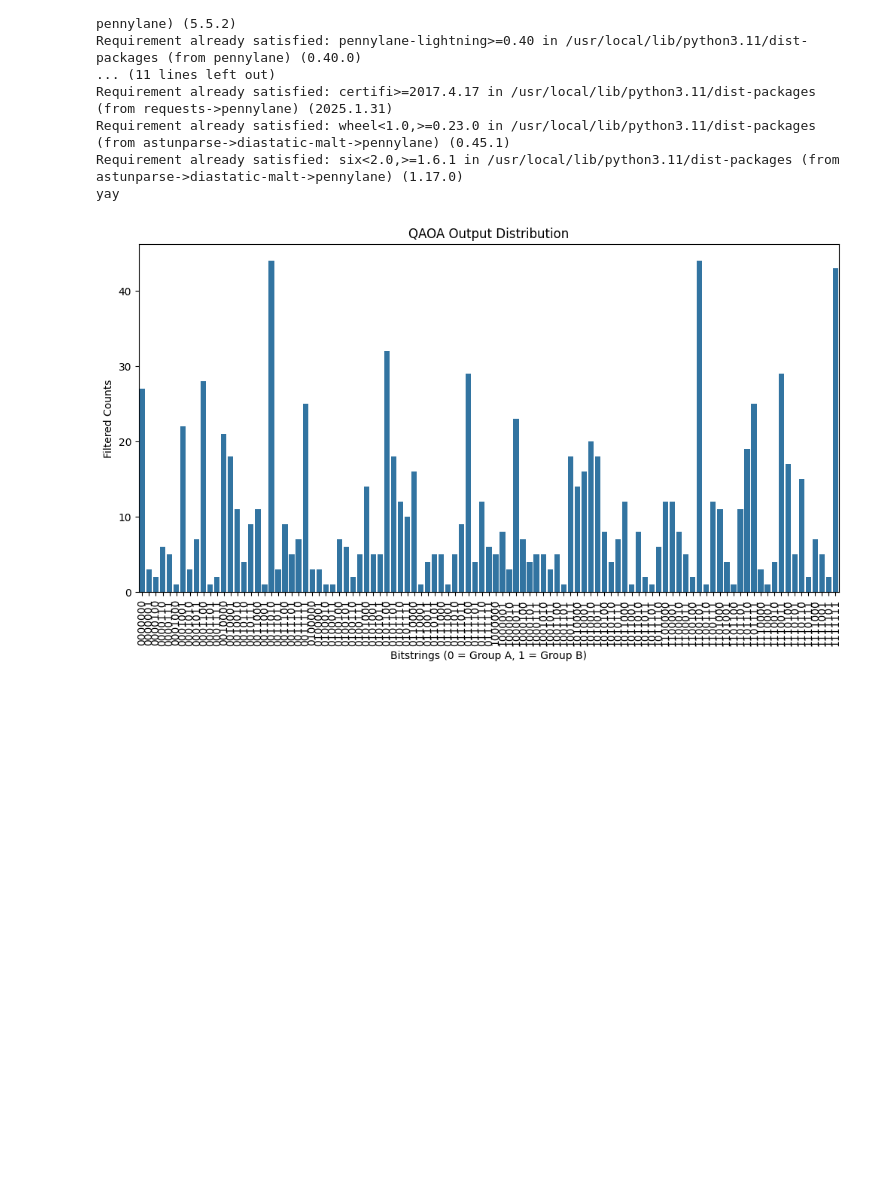
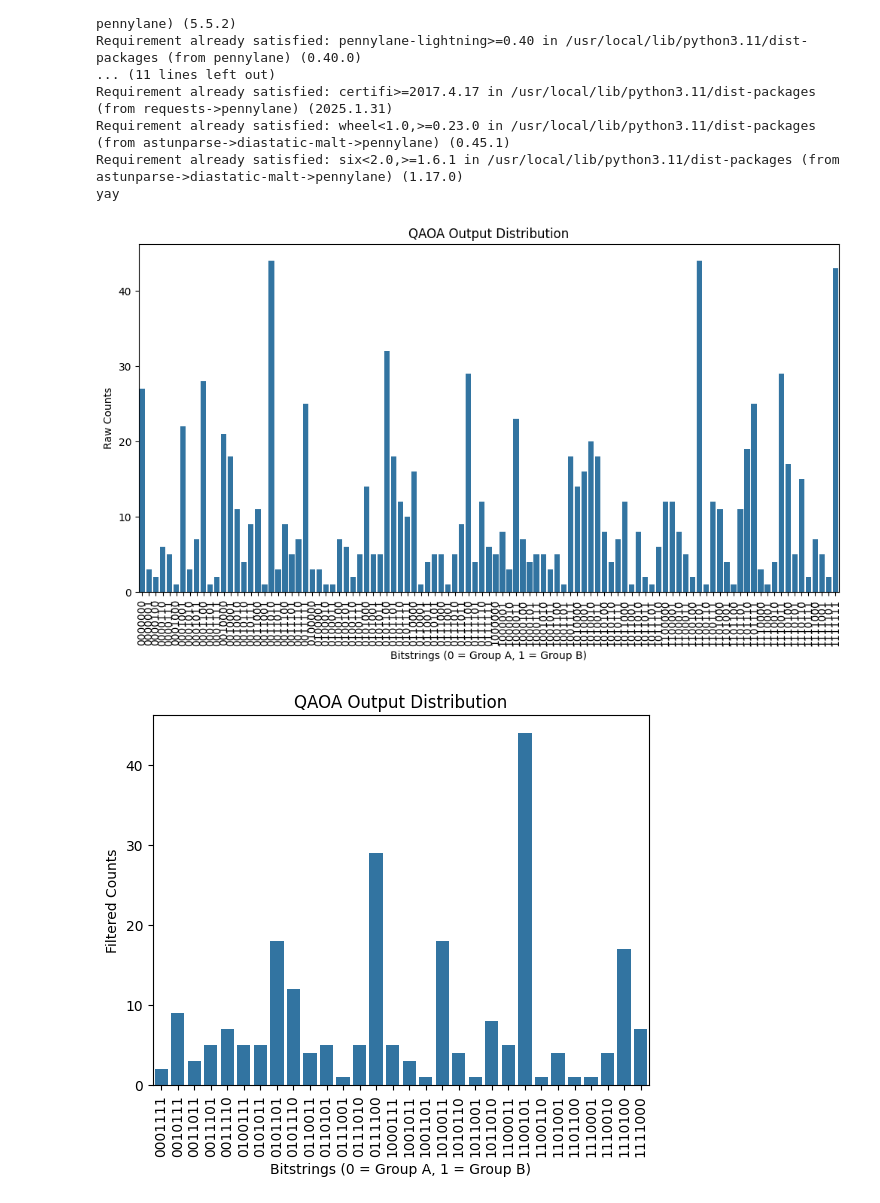
Before and after one commit to BrianGirardiRice/Public, a Jupyter notebook: HW5Question_1.ipynb, the cells around one changed output. Cells and saved outputs as stored; diff of their text form; code cells hidden in the pictures; blank space fills up the shorter version.

```diff
--- a/HW5Question_1.ipynb
+++ b/HW5Question_1.ipynb
@@ -114,31 +114,39 @@ for i in range(steps):
 
 # Get final distribution
 samples = qaoa_circuit(gammas, betas)
 unique, counts = np.unique(samples, axis=0, return_counts=True)
 
 raw_counts = {
     ''.join(str(b) for b in u): c
     for u, c in zip(unique, counts)
 }
 
 # Filter for 3–4 splits
 filtered_counts = {
     b: c for b, c in raw_counts.items()
     if b.count('1') == 4
 }
 
 # Show final histogram
 import seaborn as sns
 
 bitstrings = [''.join(str(b) for b in u) for u in unique]
 plt.figure(figsize=(12, 6))
 #sns.barplot(x=list(filtered_counts.keys()), y=list(filtered_counts.values()))
 sns.barplot(x=list(raw_counts.keys()), y=list(raw_counts.values()))
 plt.xticks(rotation=90)
 plt.xlabel("Bitstrings (0 = Group A, 1 = Group B)")
 plt.ylabel("Raw Counts")
+#plt.ylabel("Filtered Counts")
+plt.title("QAOA Output Distribution")
+plt.show()
+
+sns.barplot(x=list(filtered_counts.keys()), y=list(filtered_counts.values()))
+plt.xticks(rotation=90)
+plt.xlabel("Bitstrings (0 = Group A, 1 = Group B)")
 plt.ylabel("Filtered Counts")
 plt.title("QAOA Output Distribution")
 plt.show()
 # %% [output]
-[figure, old version]
+[figure, new version]
+[figure, added]
```
